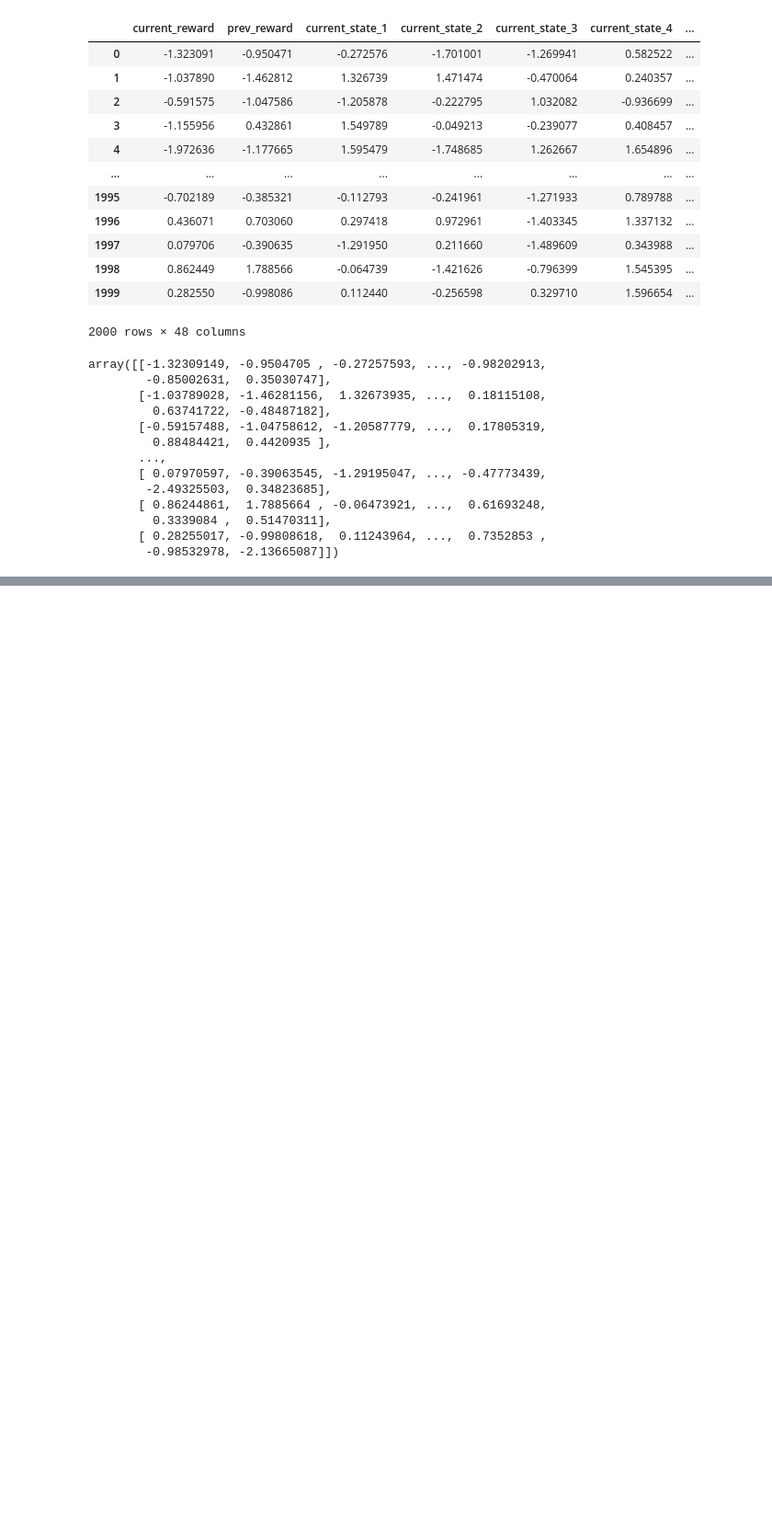
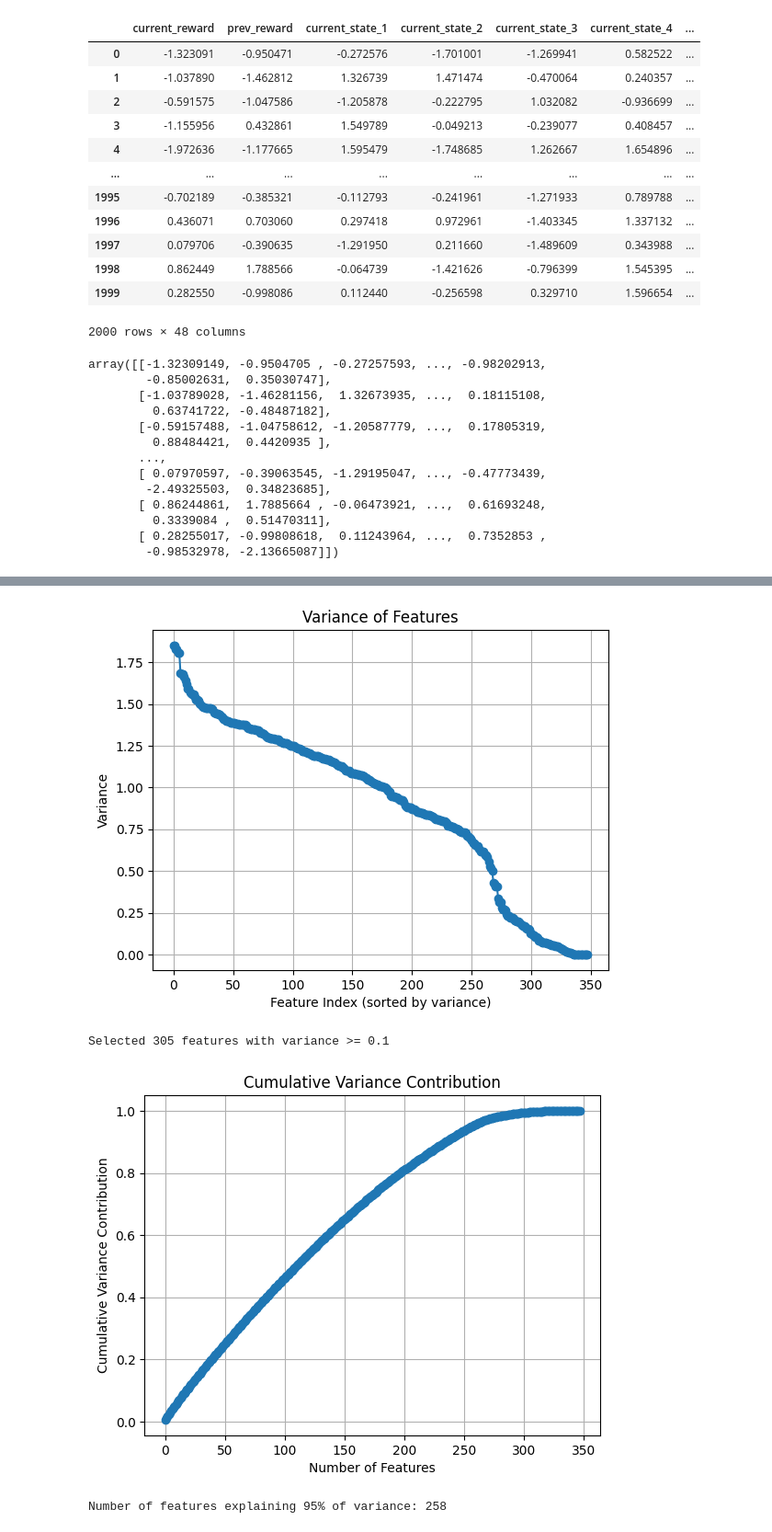
Before and after one commit to ChenFengTsai/causal_rl, a Jupyter notebook: notebooks/misc.ipynb, the cells around one changed output, grey strips where cells are left out. Shown: that part at 92% size. Cells and saved outputs as stored; diff of their text form; code cells hidden in the pictures; blank space fills up the shorter version.

```diff
--- a/notebooks/misc.ipynb
+++ b/notebooks/misc.ipynb
@@ -383,0 +145,51 @@ Thus, using extra features in the observation space improves PPO’s sample effi
+# %%
+import pandas as pd
+import numpy as np
+
+# Replace 'your_file.csv' with the path to your CSV file
+file_path = '/home/richtsai1103/CRL/src/results/Humanoid-v5/ppo_20250207_002508/selected_steps.csv'
+
+# Read the CSV file
+data = pd.read_csv(file_path)
+
+# Ensure 'current_state' column is converted from string representation to list if necessary
+# Uncomment if the values are stored as strings of lists
+data['current_state'] = data['current_state'].apply(eval)
+
+# Convert the lists in 'current_state' to a 2D numpy array
+state_array = np.array(data['current_state'].tolist())
+
+# Calculate the variance for each index (column-wise variance)
+variances = np.var(state_array, axis=0)
+# %%
+import matplotlib.pyplot as plt
+
+# Sort variances in descending order
+sorted_variances = np.sort(variances)[::-1]
+
+# Plot the variances to find the "elbow point"
+plt.plot(range(len(sorted_variances)), sorted_variances, marker='o')
+plt.title('Variance of Features')
+plt.xlabel('Feature Index (sorted by variance)')
+plt.ylabel('Variance')
+plt.grid()
+plt.show()
+
+# Option 1: Set a variance threshold
+variance_threshold = 0.1
+selected_indices = np.where(variances >= variance_threshold)[0]
+print(f"Selected {len(selected_indices)} features with variance >= {variance_threshold}")
+
+# Option 2: Cumulative contribution
+cumulative_variance = np.cumsum(sorted_variances) / np.sum(sorted_variances)
+plt.plot(range(len(cumulative_variance)), cumulative_variance, marker='o')
+plt.title('Cumulative Variance Contribution')
+plt.xlabel('Number of Features')
+plt.ylabel('Cumulative Variance Contribution')
+plt.grid()
+plt.show()
+# %% [output]
+[figure, added]
+Selected 305 features with variance >= 0.1
+[figure, added]
+Number of features explaining 95% of variance: 258
```
Also changed, not shown: parts of 6 cells of this notebook, 7 other files.
